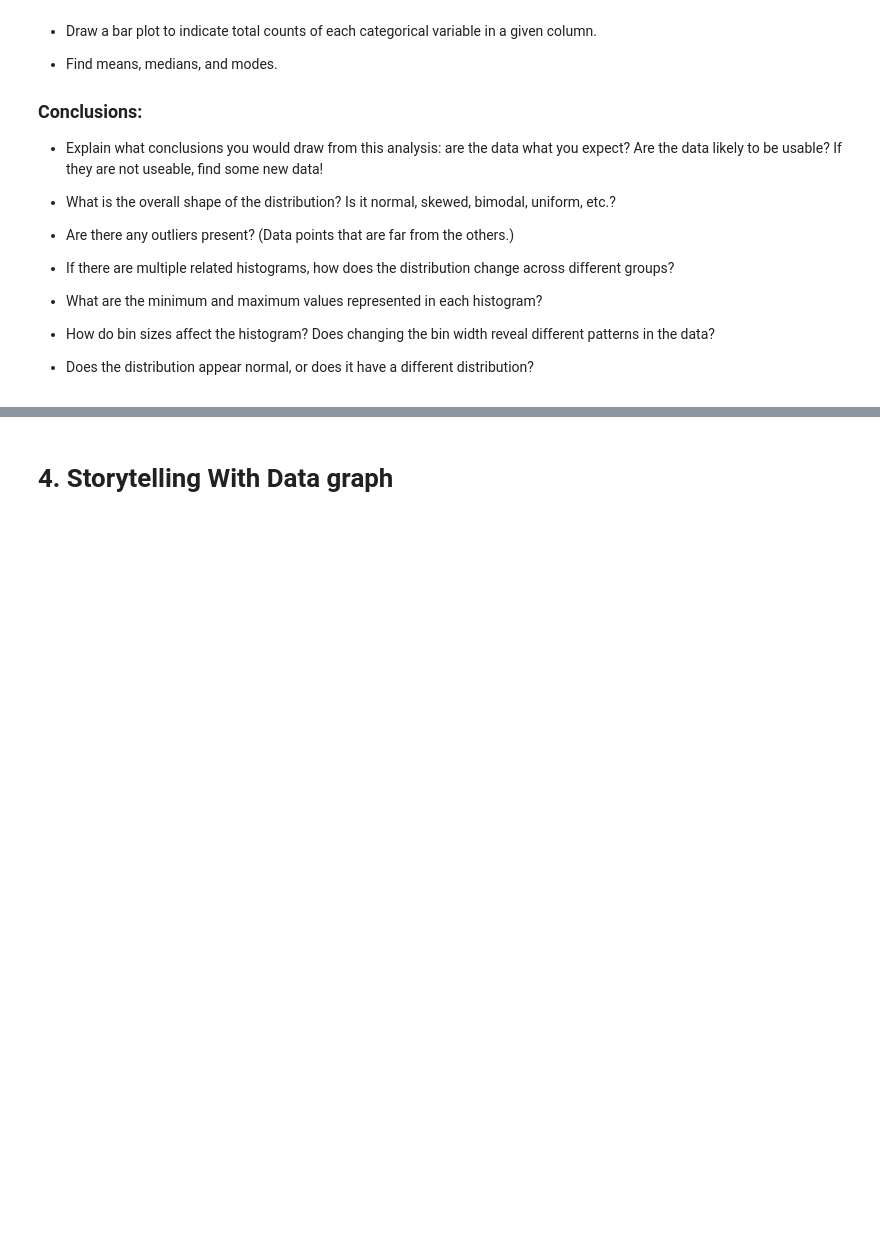
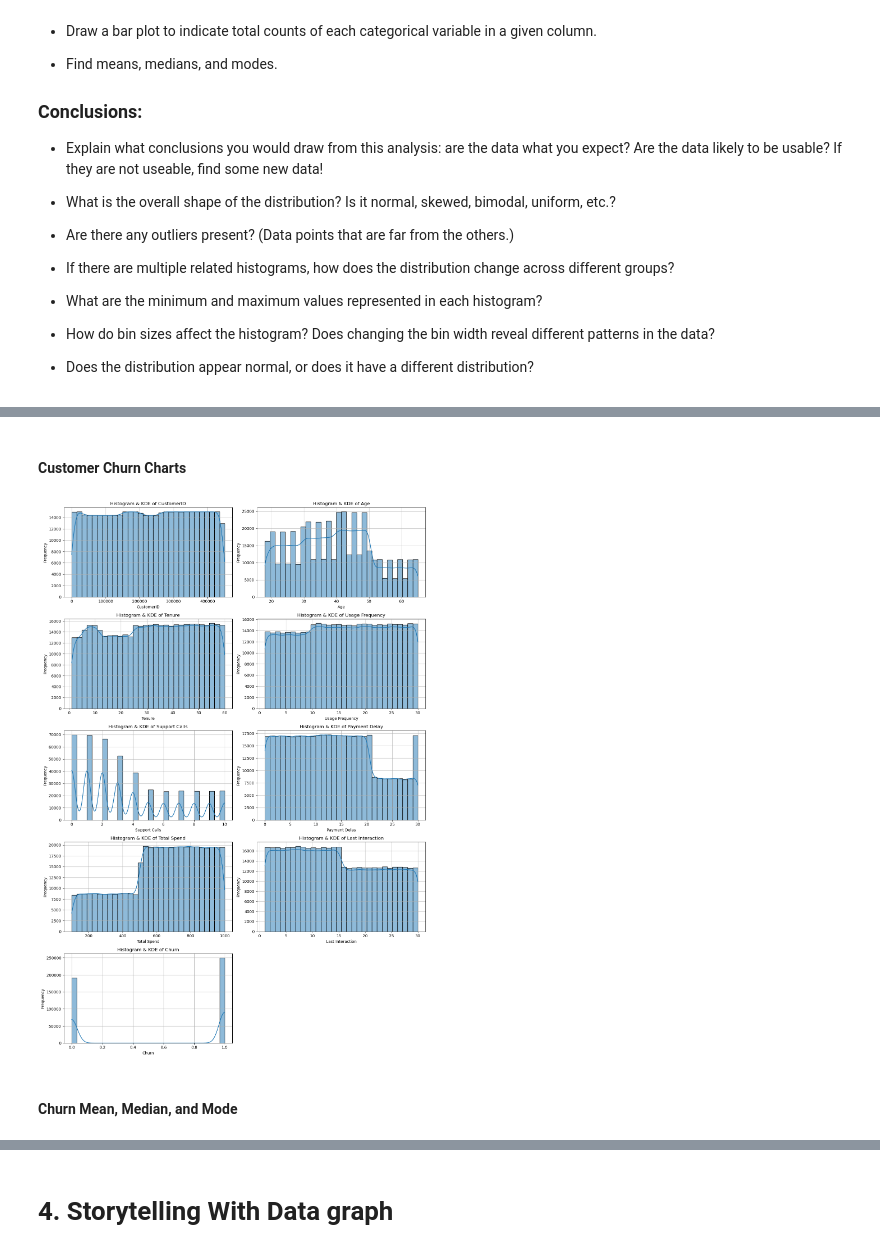
Before and after one commit to JakeOrionBU/milestone-3-hw, a Jupyter notebook: Week 4/OMDS-ModB2-Week4-Alvarez-Jake.ipynb, the cells around one changed output, grey strips where cells are left out. Drawn from its saved outputs; the diff is of its cells as text; code cells hidden in the pictures; blank space fills up the shorter version.

```diff
--- a/Week 4/OMDS-ModB2-Week4-Alvarez-Jake.ipynb
+++ b/Week 4/OMDS-ModB2-Week4-Alvarez-Jake.ipynb
@@ -61,0 +183,16 @@ This week, you will do the same types of exercises as last week, but you should
+# %%
+#import dataset from kaggle
+churn_dataset_path = kagglehub.dataset_download("muhammadshahidazeem/customer-churn-dataset")
+print("Path to dataset files:", churn_dataset_path)
+
+# Define the path to the dataset file
+churn_dataset_path_to_file = os.path.join(churn_dataset_path, "customer_churn_dataset-training-master.csv")
+
+# Load the dataset
+churn_dataset_raw = pd.read_csv(churn_dataset_path_to_file)
+
+#drop rows with missing values
+churn_dataset_cleaned = churn_dataset_raw.dropna()
+
+# Preview the data
+churn_dataset_cleaned.head()
@@ -61,0 +207,30 @@ This week, you will do the same types of exercises as last week, but you should
+# %% [markdown]
+#### Customer Churn Charts
+# %%
+num_cols = churn_dataset_cleaned.select_dtypes(include=[np.number]).columns
+num_features = len(num_cols)
+
+
+cols = 2
+rows = (num_features + 1) // cols
+
+fig, axes = plt.subplots(rows, cols, figsize=(14, 4 * rows))
+axes = axes.flatten()
+
+for i, col in enumerate(num_cols):
+    sns.histplot(churn_dataset_cleaned[col], kde=True, bins=30, ax=axes[i])
+    axes[i].set_title(f'Histogram & KDE of {col}')
+    axes[i].set_xlabel(col)
+    axes[i].set_ylabel('Frequency')
+    axes[i].grid(True)
+
+# Turn off any empty subplots
+for j in range(i + 1, len(axes)):
+    fig.delaxes(axes[j])
+
+plt.tight_layout()
+plt.show()
+# %% [output]
+[figure, added]
+# %% [markdown]
+#### Churn Mean, Median, and Mode
```
Also changed, not shown: parts of 20 cells of this notebook.
